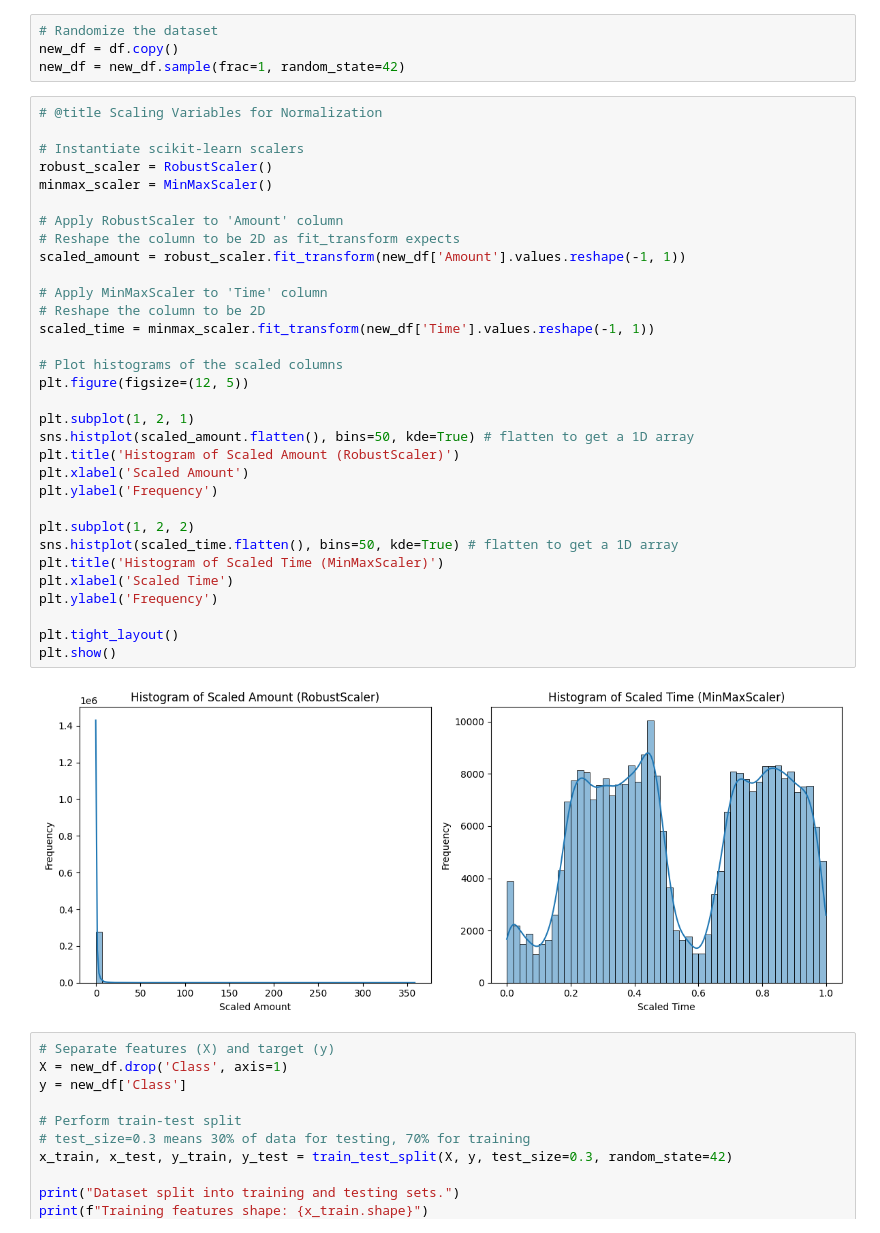
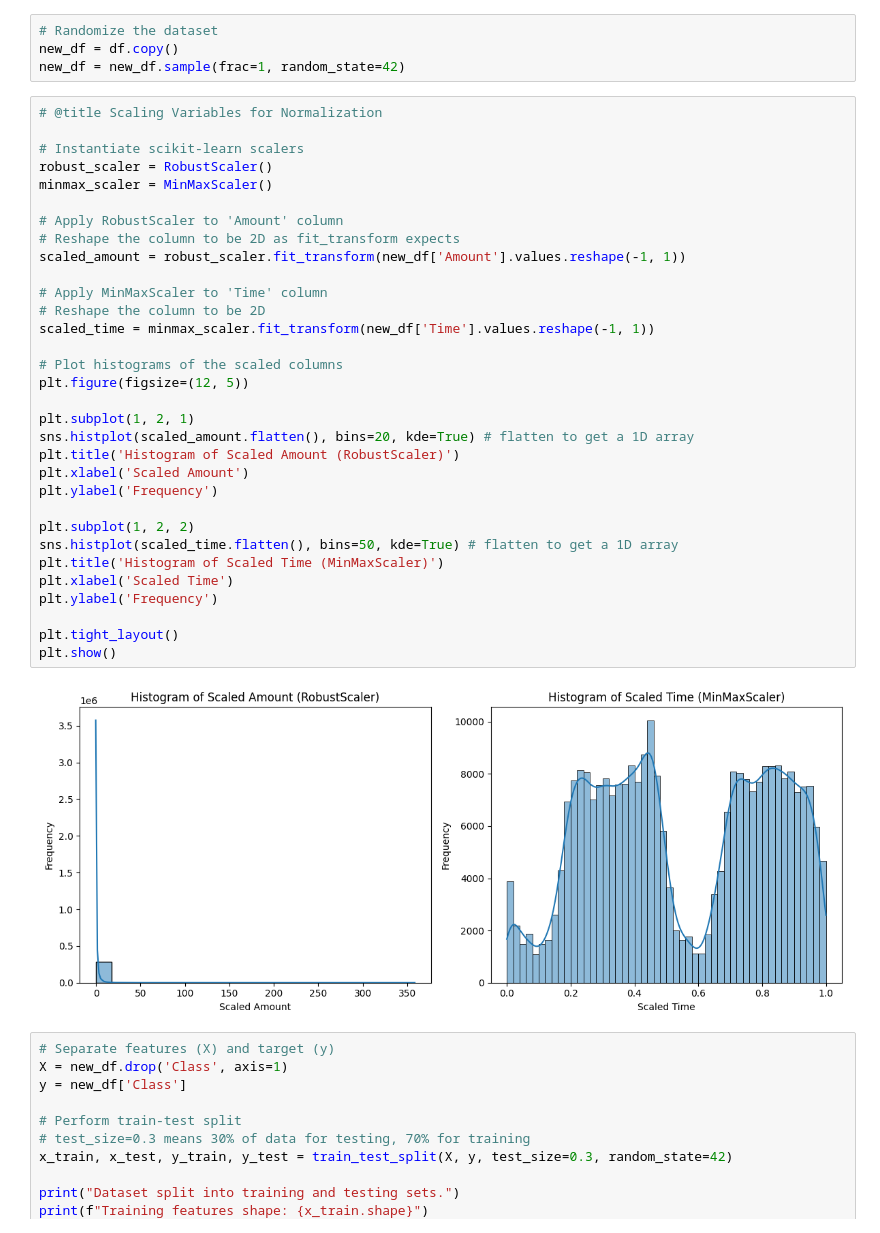
Before and after one commit to GunjanGangwani/CIND820-Credit-Card-Fraud-Detection, a Jupyter notebook: CIND820_Batch_Processing.ipynb, the cells around one changed output. Cells and saved outputs as stored; diff of their text form.

```diff
--- a/CIND820_Batch_Processing.ipynb
+++ b/CIND820_Batch_Processing.ipynb
@@ -56,35 +56,35 @@ new_df = new_df.sample(frac=1, random_state=42)
 
 # Instantiate scikit-learn scalers
 robust_scaler = RobustScaler()
 minmax_scaler = MinMaxScaler()
 
 # Apply RobustScaler to 'Amount' column
 # Reshape the column to be 2D as fit_transform expects
 scaled_amount = robust_scaler.fit_transform(new_df['Amount'].values.reshape(-1, 1))
 
 # Apply MinMaxScaler to 'Time' column
 # Reshape the column to be 2D
 scaled_time = minmax_scaler.fit_transform(new_df['Time'].values.reshape(-1, 1))
 
 # Plot histograms of the scaled columns
 plt.figure(figsize=(12, 5))
 
 plt.subplot(1, 2, 1)
-sns.histplot(scaled_amount.flatten(), bins=50, kde=True) # flatten to get a 1D array
+sns.histplot(scaled_amount.flatten(), bins=20, kde=True) # flatten to get a 1D array
 plt.title('Histogram of Scaled Amount (RobustScaler)')
 plt.xlabel('Scaled Amount')
 plt.ylabel('Frequency')
 
 plt.subplot(1, 2, 2)
 sns.histplot(scaled_time.flatten(), bins=50, kde=True) # flatten to get a 1D array
 plt.title('Histogram of Scaled Time (MinMaxScaler)')
 plt.xlabel('Scaled Time')
 plt.ylabel('Frequency')
 
 plt.tight_layout()
 plt.show()
 # %% [output]
-[figure, old version]
+[figure, new version]
 # %%
 # Separate features (X) and target (y)
 X = new_df.drop('Class', axis=1)
```
Also changed, not shown: parts of 9 cells of this notebook, 1 other file.
